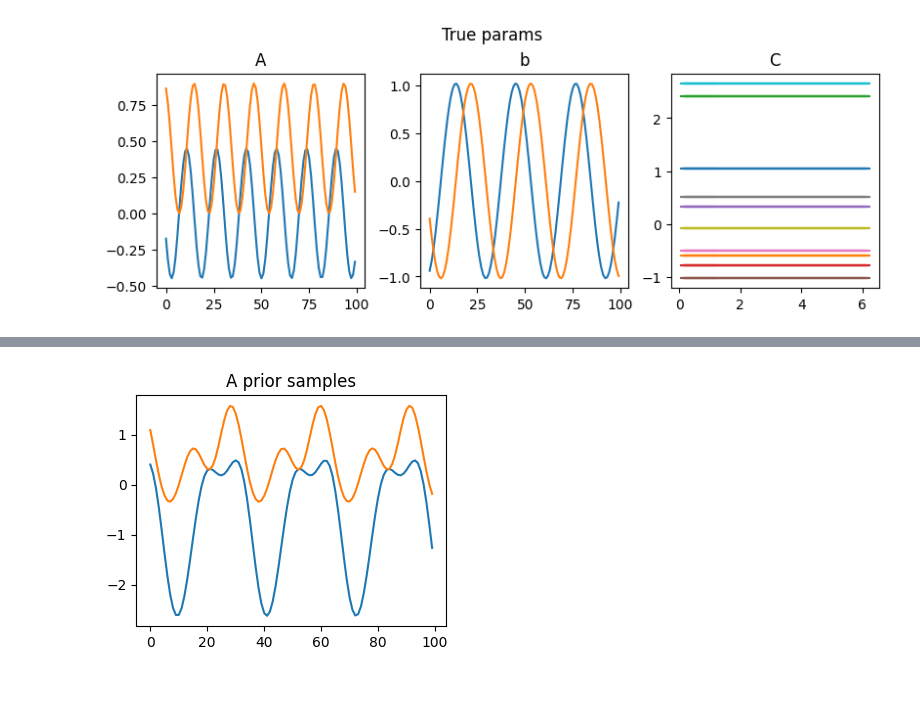
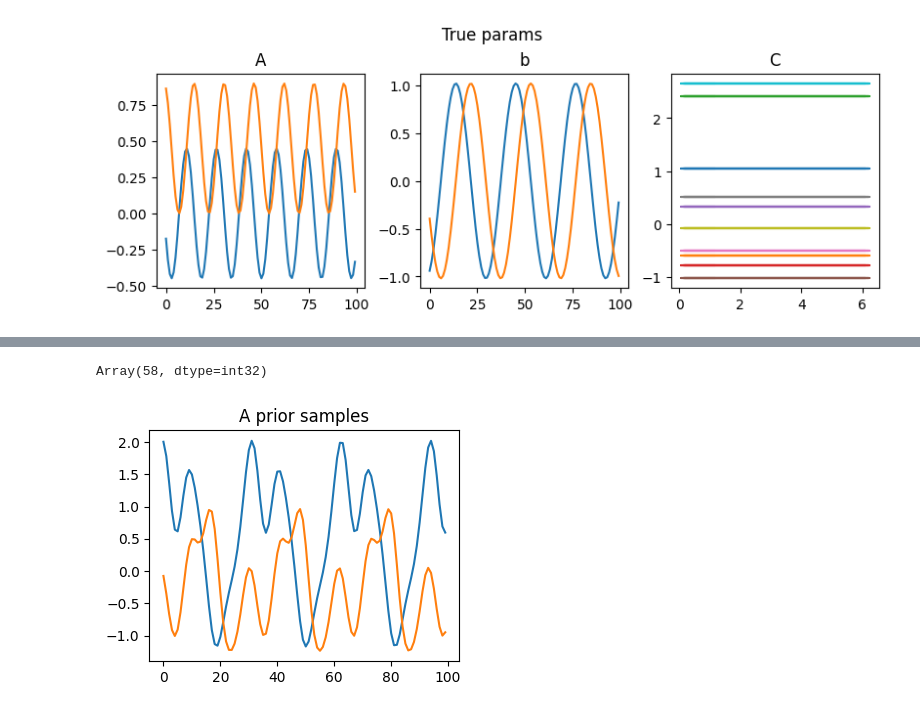
Before and after one commit to neurostatslab/clds, a Jupyter notebook: notebooks/demo_headdirection.ipynb, the cells around one changed output, grey strips where cells are left out. Drawn from its saved outputs; the diff is of its cells as text; code cells hidden in the pictures.

```diff
--- a/notebooks/demo_headdirection.ipynb
+++ b/notebooks/demo_headdirection.ipynb
@@ -110,29 +152,33 @@ Text(0.5, 0.98, 'True params')
+# %%
+jnp.argmin((theta % (2 * jnp.pi) - 7/4 * jnp.pi) % (2 * jnp.pi))
+# %% [output]
+Array(58, dtype=int32)
 # %%
 # Define model
 
-_sigma, _kappa, _period = 1.0, 0.2, 2*jnp.pi
-torus_basis_funcs = utils.torus_basis(4, _sigma, _kappa, _period)
+_sigma, _kappa, _period = 0.5, 0.1, 2*jnp.pi
+torus_basis_funcs = utils.T1_basis(5, _sigma, _kappa, _period)
 constant_basis = [lambda x: jnp.ones_like(x)/_period]
 
 A_prior = WeightSpaceGaussianProcess(torus_basis_funcs, D1=latent_dim, D2=latent_dim)
 b_prior = WeightSpaceGaussianProcess(torus_basis_funcs, D1=latent_dim, D2=1)
-C_prior = WeightSpaceGaussianProcess(constant_basis, D1=n_neurons, D2=latent_dim)
+C_prior = WeightSpaceGaussianProcess(torus_basis_funcs, D1=n_neurons, D2=latent_dim)
 model = wGPLDS(
     wgps={
         'A': A_prior,
         'b': b_prior,
-        'C': None, #C_prior,
+        'C': None,
         },
     state_dim=latent_dim,
     emission_dim=n_neurons,
     )
 
 fig, ax = plt.subplots(figsize=[4,3])
 ax.plot(A_prior.sample(jxr.PRNGKey(0), theta)[:,0,0]);
 ax.plot(A_prior.sample(jxr.PRNGKey(0), theta)[:,0,1]);
 ax.set_title('A prior samples');
 # %% [output]
-[figure, old version]
+[figure, new version]
 # %%
 from models import ParamswGPLDS
 
```
Also changed, not shown: parts of 11 cells of this notebook, 2 other files.
